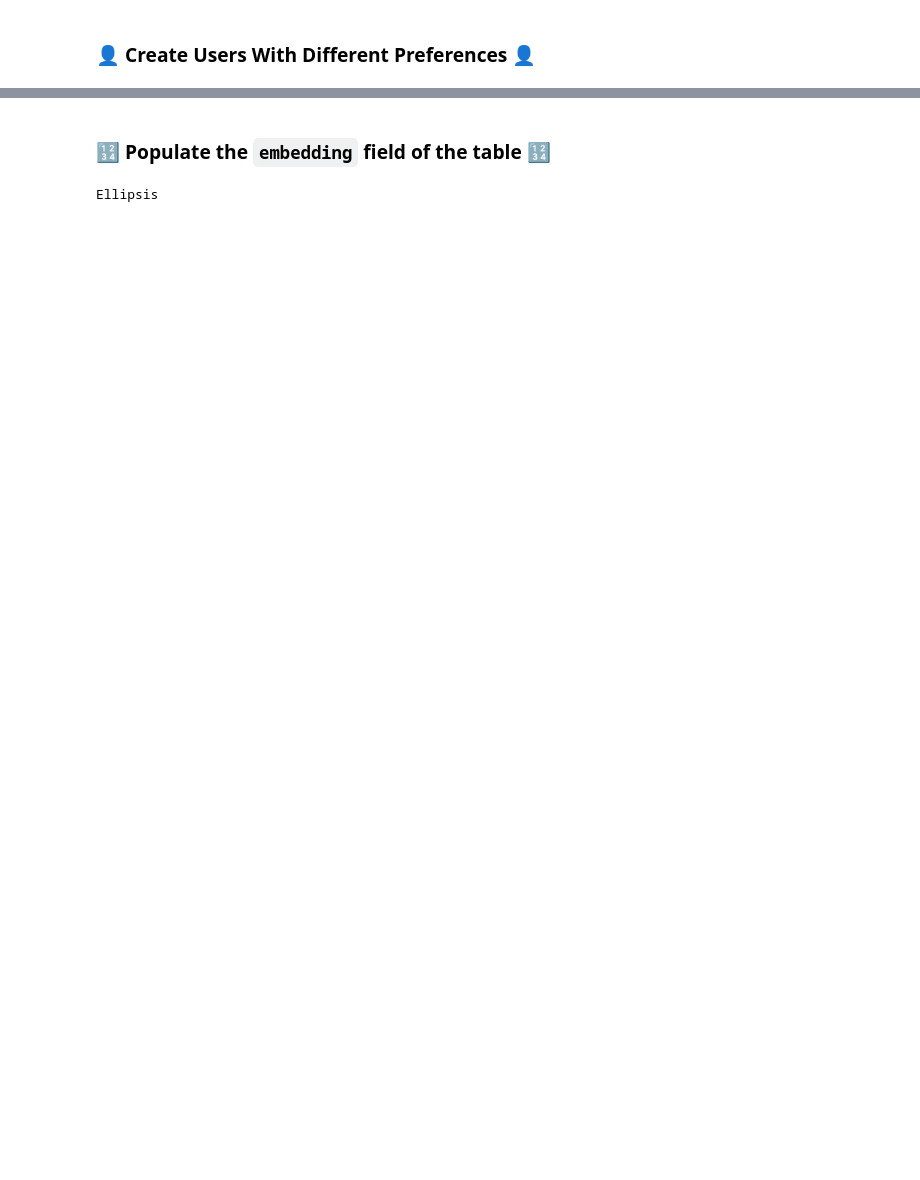
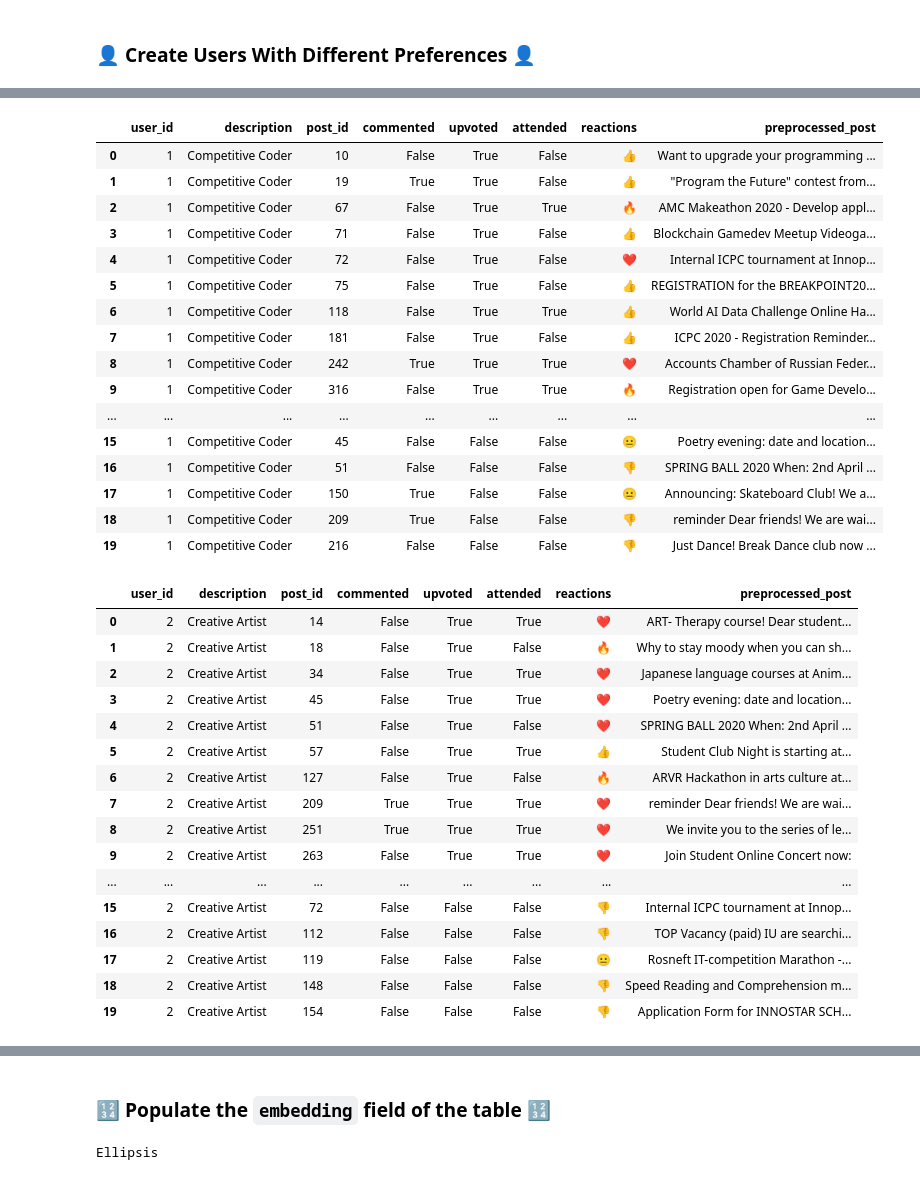
Before and after one commit to evops-sum25/evops-ml, a Jupyter notebook: notebooks/Recommendation_System/1_Recommendation_System.ipynb, the cells around one changed output, grey strips where cells are left out. Saved outputs shown, nothing was run; the diff lists cells and outputs as text; code cells hidden in the pictures; blank space fills up the shorter version.

```diff
--- a/notebooks/Recommendation_System/1_Recommendation_System.ipynb
+++ b/notebooks/Recommendation_System/1_Recommendation_System.ipynb
@@ -51,0 +135,57 @@ Ellipsis
+# %%
+def get_user_posts_info(user_id: int) -> pd.DataFrame:
+    """
+    Lists the entries from `df_users` with `df_posts["preprocessed_post"]` appended to it.
+    Sorts them by `upvoted` (descending) and then `post_id` (ascending).
+
+    Args:
+        - user_id (int): The user ID whose posts you want to view.
+
+    Returns:
+        - pd.DataFrame
+    """
+
+    return pd.merge(
+        left=df_users[df_users["user_id"] == user_id],
+        right=df_posts[["post_id", "preprocessed_post"]],
+        on="post_id",
+        how="left"
+    ).sort_values(by=["upvoted", "post_id"], ascending=[False, True])
+# %%
+for user_id in range(1, len(user_personas)+1):
+    display(get_user_posts_info(user_id=user_id))
+# %% [output]
+|  | user_id | description | post_id | commented | upvoted | attended | reactions | preprocessed_post |
+| 0 | 1 | Competitive Coder | 10 | False | True | False | 👍 | Want to upgrade your programming ... |
+| 1 | 1 | Competitive Coder | 19 | True | True | False | 👍 | "Program the Future" contest from... |
+| 2 | 1 | Competitive Coder | 67 | False | True | True | 🔥 | AMC Makeathon 2020 - Develop appl... |
+| 3 | 1 | Competitive Coder | 71 | False | True | False | 👍 | Blockchain Gamedev Meetup Videoga... |
+| 4 | 1 | Competitive Coder | 72 | False | True | False | ❤️ | Internal ICPC tournament at Innop... |
+| 5 | 1 | Competitive Coder | 75 | False | True | False | 👍 | REGISTRATION for the BREAKPOINT20... |
+| 6 | 1 | Competitive Coder | 118 | False | True | True | 👍 | World AI Data Challenge Online Ha... |
+| 7 | 1 | Competitive Coder | 181 | False | True | False | 👍 | ICPC 2020 - Registration Reminder... |
+| 8 | 1 | Competitive Coder | 242 | True | True | True | ❤️ | Accounts Chamber of Russian Feder... |
+| 9 | 1 | Competitive Coder | 316 | False | True | True | 🔥 | Registration open for Game Develo... |
+| ... | ... | ... | ... | ... | ... | ... | ... | ... |
+| 15 | 1 | Competitive Coder | 45 | False | False | False | 😐 | Poetry evening: date and location... |
+| 16 | 1 | Competitive Coder | 51 | False | False | False | 👎 | SPRING BALL 2020 When: 2nd April ... |
+| 17 | 1 | Competitive Coder | 150 | True | False | False | 😐 | Announcing: Skateboard Club! We a... |
+| 18 | 1 | Competitive Coder | 209 | True | False | False | 👎 | reminder Dear friends! We are wai... |
+| 19 | 1 | Competitive Coder | 216 | False | False | False | 👎 | Just Dance! Break Dance club now ... |
+|  | user_id | description | post_id | commented | upvoted | attended | reactions | preprocessed_post |
+| 0 | 2 | Creative Artist | 14 | False | True | True | ❤️ | ART- Therapy course! Dear student... |
+| 1 | 2 | Creative Artist | 18 | False | True | False | 🔥 | Why to stay moody when you can sh... |
+| 2 | 2 | Creative Artist | 34 | False | True | True | ❤️ | Japanese language courses at Anim... |
+| 3 | 2 | Creative Artist | 45 | False | True | True | ❤️ | Poetry evening: date and location... |
+| 4 | 2 | Creative Artist | 51 | False | True | False | ❤️ | SPRING BALL 2020 When: 2nd April ... |
+| 5 | 2 | Creative Artist | 57 | False | True | True | 👍 | Student Club Night is starting at... |
+| 6 | 2 | Creative Artist | 127 | False | True | False | 🔥 | ARVR Hackathon in arts culture at... |
+| 7 | 2 | Creative Artist | 209 | True | True | True | ❤️ | reminder Dear friends! We are wai... |
+| 8 | 2 | Creative Artist | 251 | True | True | True | ❤️ | We invite you to the series of le... |
+| 9 | 2 | Creative Artist | 263 | False | True | True | ❤️ | Join Student Online Concert now: |
+| ... | ... | ... | ... | ... | ... | ... | ... | ... |
+| 15 | 2 | Creative Artist | 72 | False | False | False | 👎 | Internal ICPC tournament at Innop... |
+| 16 | 2 | Creative Artist | 112 | False | False | False | 👎 | TOP Vacancy (paid) IU are searchi... |
+| 17 | 2 | Creative Artist | 119 | False | False | False | 😐 | Rosneft IT-competition Marathon -... |
+| 18 | 2 | Creative Artist | 148 | False | False | False | 👎 | Speed Reading and Comprehension m... |
+| 19 | 2 | Creative Artist | 154 | False | False | False | 👎 | Application Form for INNOSTAR SCH... |
```
Also changed, not shown: parts of 4 cells of this notebook.
